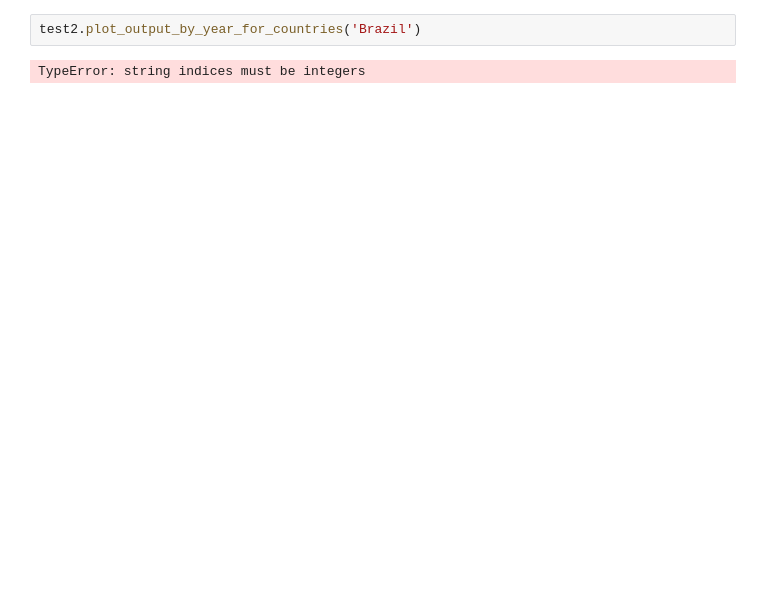
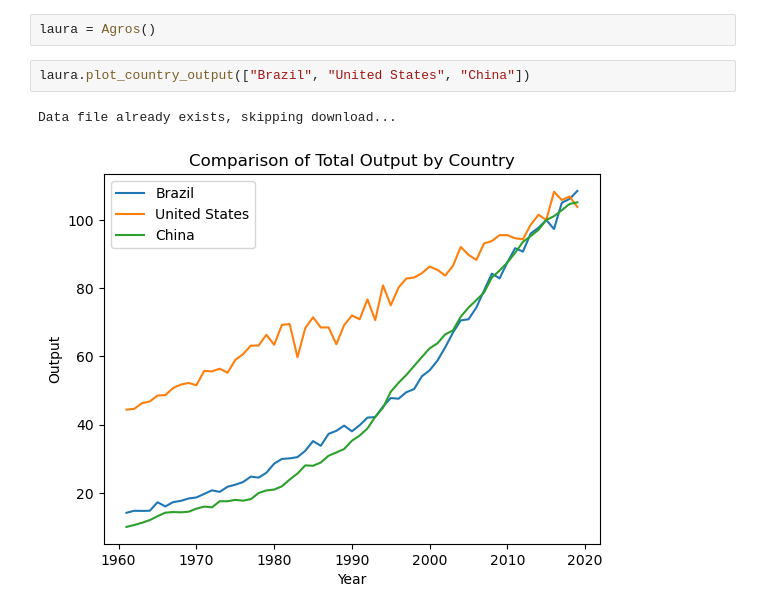
Before and after one commit to monica-navas-m/Advanced-Programming-for-Data-Science, a Jupyter notebook: testing2.ipynb, the cells around one changed output. Drawn from its saved outputs; the diff is of its cells as text; blank space fills up the shorter version.

```diff
--- a/testing2.ipynb
+++ b/testing2.ipynb
@@ -5,4 +271,7 @@ test2 = Agros()
+# %%
+laura = Agros()
 # %%
-test2.plot_output_by_year_for_countries('Brazil')
+laura.plot_country_output(["Brazil", "United States", "China"])
 # %% [output]
-TypeError: string indices must be integers
+Data file already exists, skipping download...
+[figure, added]
```
Also changed, not shown: parts of 2 cells of this notebook, 1 other file.
